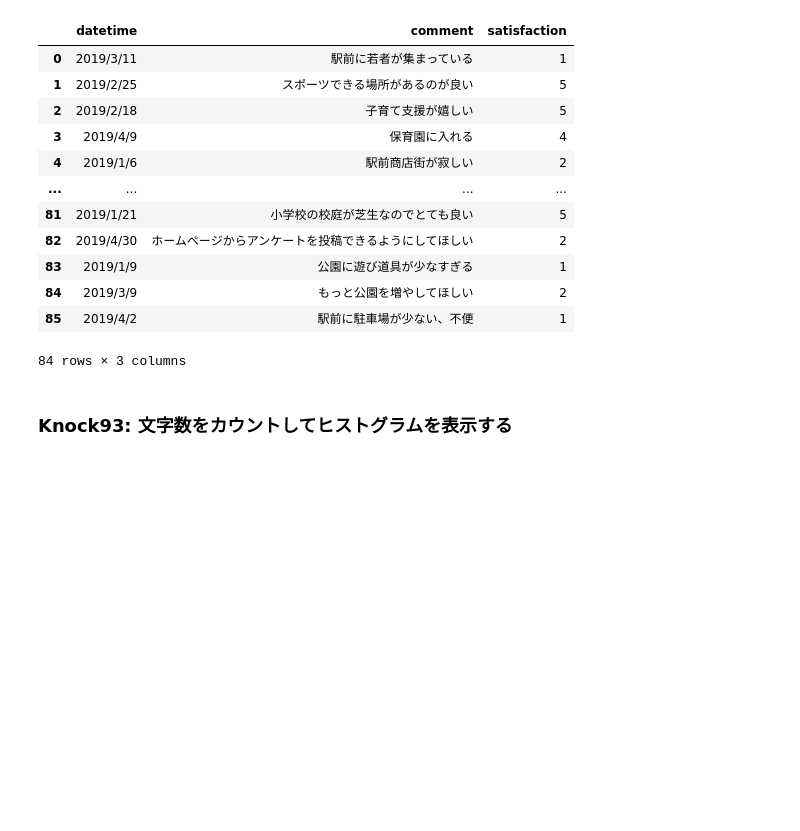
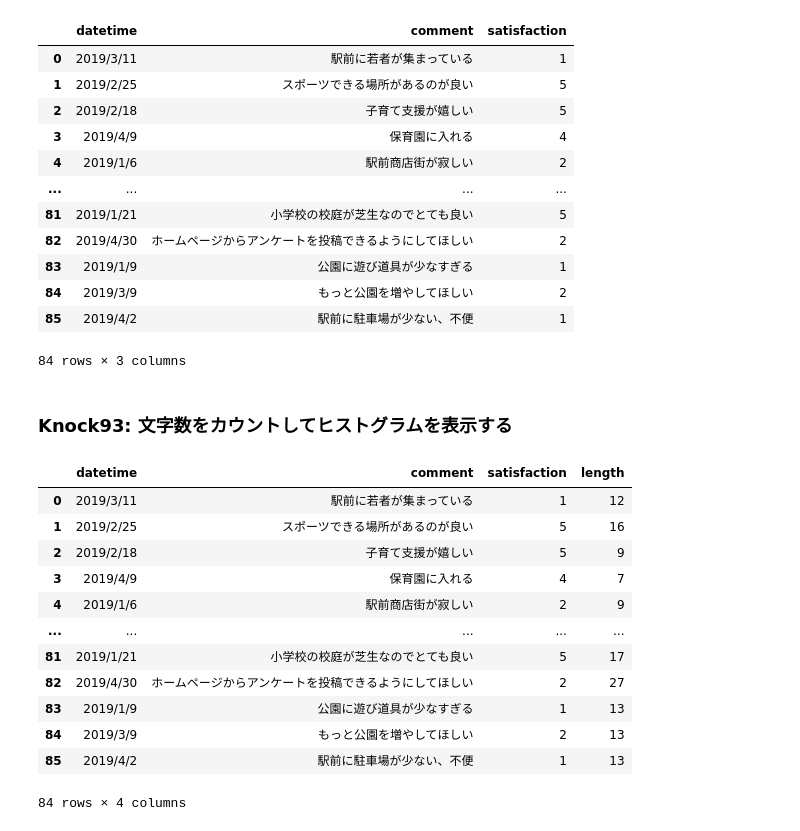
Before and after one commit to ginmaruGH/python-practical-data-analysis-100knocks, a Jupyter notebook: ch10/ch10.ipynb, the cells around one changed output. Drawn from its saved outputs; the diff is of its cells as text; code cells hidden in the pictures; blank space fills up the shorter version.

```diff
--- a/ch10/ch10.ipynb
+++ b/ch10/ch10.ipynb
@@ -134,3 +136,22 @@ display(survey)
 84 rows × 3 columns
 # %% [markdown]
 ### Knock93: 文字数をカウントしてヒストグラムを表示する
+# %%
+# commentの文字数をカウントする
+
+survey["length"] = survey["comment"].str.len()
+display(survey)
+# %% [output]
+|  | datetime | comment | satisfaction | length |
+| 0 | 2019/3/11 | 駅前に若者が集まっている | 1 | 12 |
+| 1 | 2019/2/25 | スポーツできる場所があるのが良い | 5 | 16 |
+| 2 | 2019/2/18 | 子育て支援が嬉しい | 5 | 9 |
+| 3 | 2019/4/9 | 保育園に入れる | 4 | 7 |
+| 4 | 2019/1/6 | 駅前商店街が寂しい | 2 | 9 |
+| ... | ... | ... | ... | ... |
+| 81 | 2019/1/21 | 小学校の校庭が芝生なのでとても良い | 5 | 17 |
+| 82 | 2019/4/30 | ホームページからアンケートを投稿できるようにしてほしい | 2 | 27 |
+| 83 | 2019/1/9 | 公園に遊び道具が少なすぎる | 1 | 13 |
+| 84 | 2019/3/9 | もっと公園を増やしてほしい | 2 | 13 |
+| 85 | 2019/4/2 | 駅前に駐車場が少ない、不便 | 1 | 13 |
+84 rows × 4 columns
```
Also changed, not shown: parts of 23 cells of this notebook, 1 other file.
